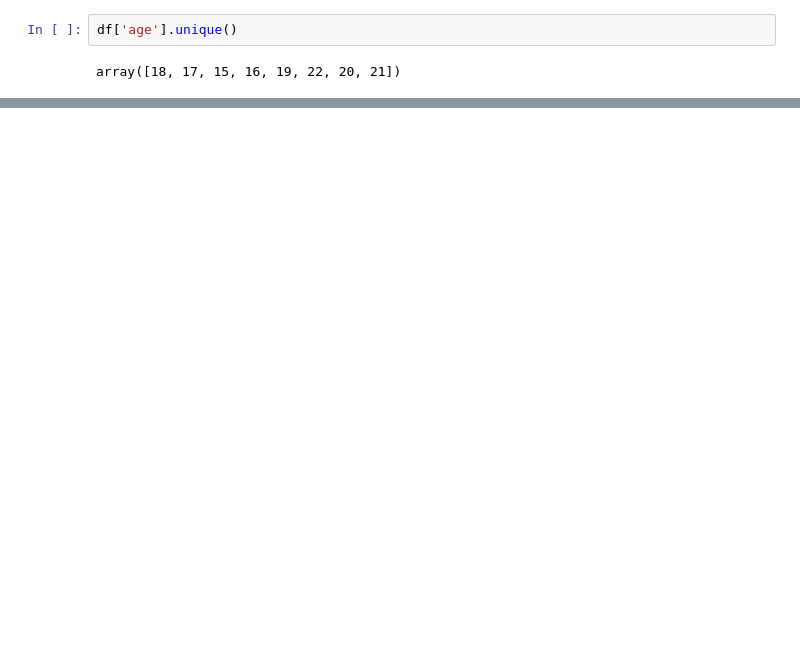
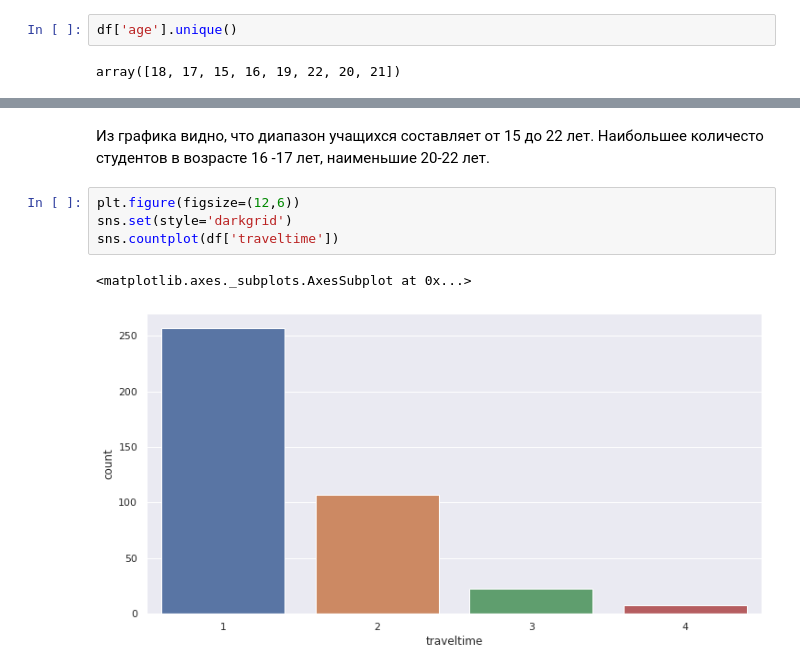
Before and after one commit to Ksenia-90/Machine_learning-_in_business, a Jupyter notebook: Project.ipynb, the cells around one changed output, grey strips where cells are left out. Saved outputs shown, nothing was run; the diff lists cells and outputs as text; blank space fills up the shorter version.

```diff
--- a/Project.ipynb
+++ b/Project.ipynb
@@ -110,0 +119,9 @@ sns.countplot(df.age)
+# %% [markdown]
+Из графика видно, что диапазон учащихся составляет от 15 до 22 лет. Наибольшее количесто студентов в возрасте 16 -17 лет, наименьшие 20-22 лет.
+# %%
+plt.figure(figsize=(12,6))
+sns.set(style='darkgrid')
+sns.countplot(df['traveltime'])
+# %% [output]
+<matplotlib.axes._subplots.AxesSubplot at 0x...>
+[figure, added]
```
Also changed, not shown: parts of 17 cells of this notebook.
